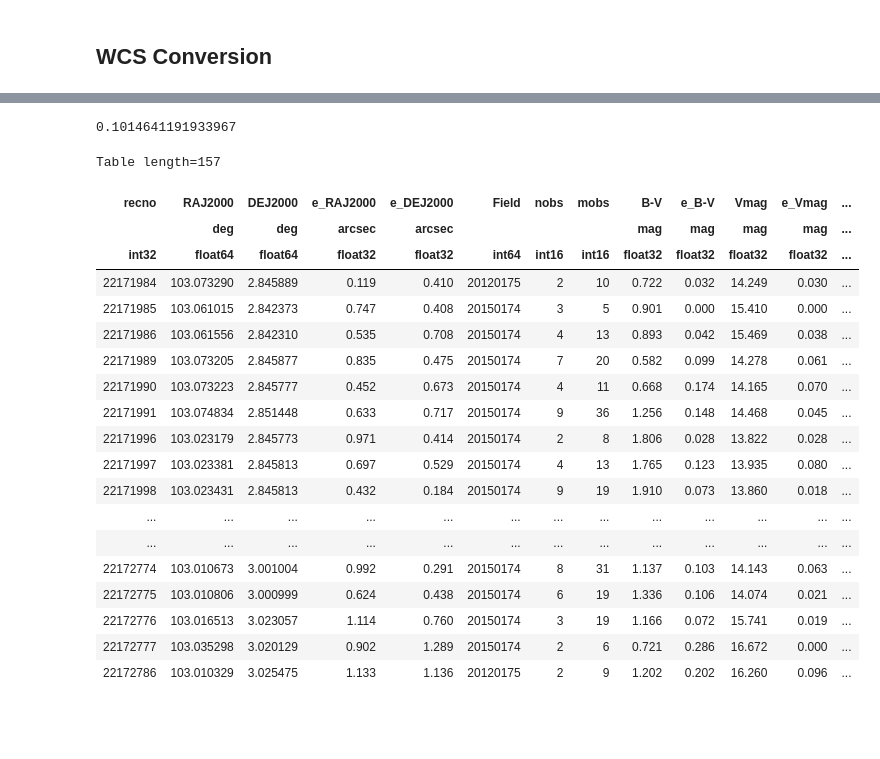
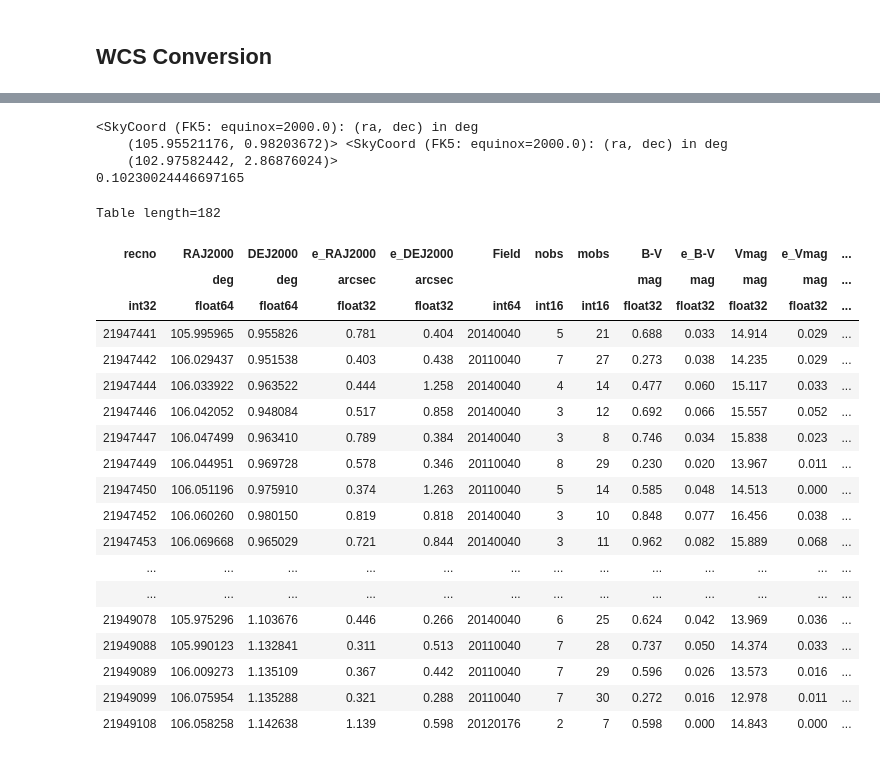
Before and after one commit to OwenJohnsons/Final_Year_Project, a Jupyter notebook: Code/magnitude.calibration.ipynb, the cells around one changed output, grey strips where cells are left out. Drawn from its saved outputs; the diff is of its cells as text; code cells hidden in the pictures; blank space fills up the shorter version.

```diff
--- a/Code/magnitude.calibration.ipynb
+++ b/Code/magnitude.calibration.ipynb
@@ -42,7 +42,7 @@ os.listdir('astrometric_obs_data/')
 # %% [output]
 ['berkeley28_V_wcs.fits', '.DS_Store', 'NGC2324_V_wcs.fits']
 # %%
-temp_file_name = 'astrometric_obs_data/berkeley28_V_wcs.fits'
+temp_file_name = 'astrometric_obs_data/NGC2324_V_wcs.fits'
 hdulist = fits.open(temp_file_name)
 tWCS = wcs.WCS(hdulist[0].header) #global variable
 # %%
@@ -128,40 +128,49 @@ def find_nearest(array, value):
 # %%
 def APASS_query(frame_center):
     edge = tWCS.pixel_to_world(0, 0)
     query_radius = frame_center.separation(edge).degree # returns seperation in correct unit.
     print(query_radius)
 
     return(Vizier.query_region(coord.SkyCoord(frame_center, frame='fk5'), radius=Angle(query_radius, "deg"),  catalog='apass9')[0])
 
+edge = tWCS.pixel_to_world(0, 0); max_ed = tWCS.pixel_to_world(850, 800)
+print(max_ed, max)
+
 catalog_result = APASS_query(cnt)
 thrs = catalog_result['e_Vmag'].mean() + catalog_result['e_Vmag'].std()
-catalog_result = catalog_result[np.where(catalog_result['DEJ2000'] > 0) and np.where(catalog_result['e_Vmag'] < thrs)]
+# catalog_result = (catalog_result[np.where(catalog_result['DEJ2000'] > edge.dec.degree) and np.where(catalog_result['DEJ2000'] < max_ed.dec.degree)])
+# and catalog_result[np.where(catalog_result['RAJ2000'] > edge.ra.degree) and np.where(catalog_result['RAJ2000'] < max_ed.ra.degree)]])
+
+catalog_result = catalog_result[np.where(catalog_result['e_Vmag'] < thrs)]
 test_RA = catalog_result['RAJ2000']
 test_DEC = catalog_result['DEJ2000']
 
 catalog_result
 # %% [output]
-0.1014641191933967
+<SkyCoord (FK5: equinox=2000.0): (ra, dec) in deg
+    (105.95521176, 0.98203672)> <SkyCoord (FK5: equinox=2000.0): (ra, dec) in deg
+    (102.97582442, 2.86876024)>
+0.10230024446697165
-Table length=157
+Table length=182
 | recno | RAJ2000 | DEJ2000 | e_RAJ2000 | e_DEJ2000 | Field | nobs | mobs | B-V | e_B-V | Vmag | e_Vmag | ... |
 |  | deg | deg | arcsec | arcsec |  |  |  | mag | mag | mag | mag | ... |
 | int32 | float64 | float64 | float32 | float32 | int64 | int16 | int16 | float32 | float32 | float32 | float32 | ... |
-| 22171984 | 103.073290 | 2.845889 | 0.119 | 0.410 | 20120175 | 2 | 10 | 0.722 | 0.032 | 14.249 | 0.030 | ... |
-| 22171985 | 103.061015 | 2.842373 | 0.747 | 0.408 | 20150174 | 3 | 5 | 0.901 | 0.000 | 15.410 | 0.000 | ... |
-| 22171986 | 103.061556 | 2.842310 | 0.535 | 0.708 | 20150174 | 4 | 13 | 0.893 | 0.042 | 15.469 | 0.038 | ... |
-| 22171989 | 103.073205 | 2.845877 | 0.835 | 0.475 | 20150174 | 7 | 20 | 0.582 | 0.099 | 14.278 | 0.061 | ... |
-| 22171990 | 103.073223 | 2.845777 | 0.452 | 0.673 | 20150174 | 4 | 11 | 0.668 | 0.174 | 14.165 | 0.070 | ... |
-| 22171991 | 103.074834 | 2.851448 | 0.633 | 0.717 | 20150174 | 9 | 36 | 1.256 | 0.148 | 14.468 | 0.045 | ... |
-| 22171996 | 103.023179 | 2.845773 | 0.971 | 0.414 | 20150174 | 2 | 8 | 1.806 | 0.028 | 13.822 | 0.028 | ... |
-| 22171997 | 103.023381 | 2.845813 | 0.697 | 0.529 | 20150174 | 4 | 13 | 1.765 | 0.123 | 13.935 | 0.080 | ... |
-| 22171998 | 103.023431 | 2.845813 | 0.432 | 0.184 | 20150174 | 9 | 19 | 1.910 | 0.073 | 13.860 | 0.018 | ... |
+| 21947441 | 105.995965 | 0.955826 | 0.781 | 0.404 | 20140040 | 5 | 21 | 0.688 | 0.033 | 14.914 | 0.029 | ... |
+| 21947442 | 106.029437 | 0.951538 | 0.403 | 0.438 | 20110040 | 7 | 27 | 0.273 | 0.038 | 14.235 | 0.029 | ... |
+| 21947444 | 106.033922 | 0.963522 | 0.444 | 1.258 | 20140040 | 4 | 14 | 0.477 | 0.060 | 15.117 | 0.033 | ... |
+| 21947446 | 106.042052 | 0.948084 | 0.517 | 0.858 | 20140040 | 3 | 12 | 0.692 | 0.066 | 15.557 | 0.052 | ... |
+| 21947447 | 106.047499 | 0.963410 | 0.789 | 0.384 | 20140040 | 3 | 8 | 0.746 | 0.034 | 15.838 | 0.023 | ... |
+| 21947449 | 106.044951 | 0.969728 | 0.578 | 0.346 | 20110040 | 8 | 29 | 0.230 | 0.020 | 13.967 | 0.011 | ... |
+| 21947450 | 106.051196 | 0.975910 | 0.374 | 1.263 | 20110040 | 5 | 14 | 0.585 | 0.048 | 14.513 | 0.000 | ... |
+| 21947452 | 106.060260 | 0.980150 | 0.819 | 0.818 | 20140040 | 3 | 10 | 0.848 | 0.077 | 16.456 | 0.038 | ... |
+| 21947453 | 106.069668 | 0.965029 | 0.721 | 0.844 | 20140040 | 3 | 11 | 0.962 | 0.082 | 15.889 | 0.068 | ... |
 | ... | ... | ... | ... | ... | ... | ... | ... | ... | ... | ... | ... | ... |
 | ... | ... | ... | ... | ... | ... | ... | ... | ... | ... | ... | ... | ... |
-| 22172774 | 103.010673 | 3.001004 | 0.992 | 0.291 | 20150174 | 8 | 31 | 1.137 | 0.103 | 14.143 | 0.063 | ... |
-| 22172775 | 103.010806 | 3.000999 | 0.624 | 0.438 | 20150174 | 6 | 19 | 1.336 | 0.106 | 14.074 | 0.021 | ... |
-| 22172776 | 103.016513 | 3.023057 | 1.114 | 0.760 | 20150174 | 3 | 19 | 1.166 | 0.072 | 15.741 | 0.019 | ... |
-| 22172777 | 103.035298 | 3.020129 | 0.902 | 1.289 | 20150174 | 2 | 6 | 0.721 | 0.286 | 16.672 | 0.000 | ... |
-| 22172786 | 103.010329 | 3.025475 | 1.133 | 1.136 | 20120175 | 2 | 9 | 1.202 | 0.202 | 16.260 | 0.096 | ... |
+| 21949078 | 105.975296 | 1.103676 | 0.446 | 0.266 | 20140040 | 6 | 25 | 0.624 | 0.042 | 13.969 | 0.036 | ... |
+| 21949088 | 105.990123 | 1.132841 | 0.311 | 0.513 | 20110040 | 7 | 28 | 0.737 | 0.050 | 14.374 | 0.033 | ... |
+| 21949089 | 106.009273 | 1.135109 | 0.367 | 0.442 | 20110040 | 7 | 29 | 0.596 | 0.026 | 13.573 | 0.016 | ... |
+| 21949099 | 106.075954 | 1.135288 | 0.321 | 0.288 | 20110040 | 7 | 30 | 0.272 | 0.016 | 12.978 | 0.011 | ... |
+| 21949108 | 106.058258 | 1.142638 | 1.139 | 0.598 | 20120176 | 2 | 7 | 0.598 | 0.000 | 14.843 | 0.000 | ... |
 # %%
 obs_index = []; cat_index = []
 
```
Also changed, not shown: parts of 3 cells of this notebook.
